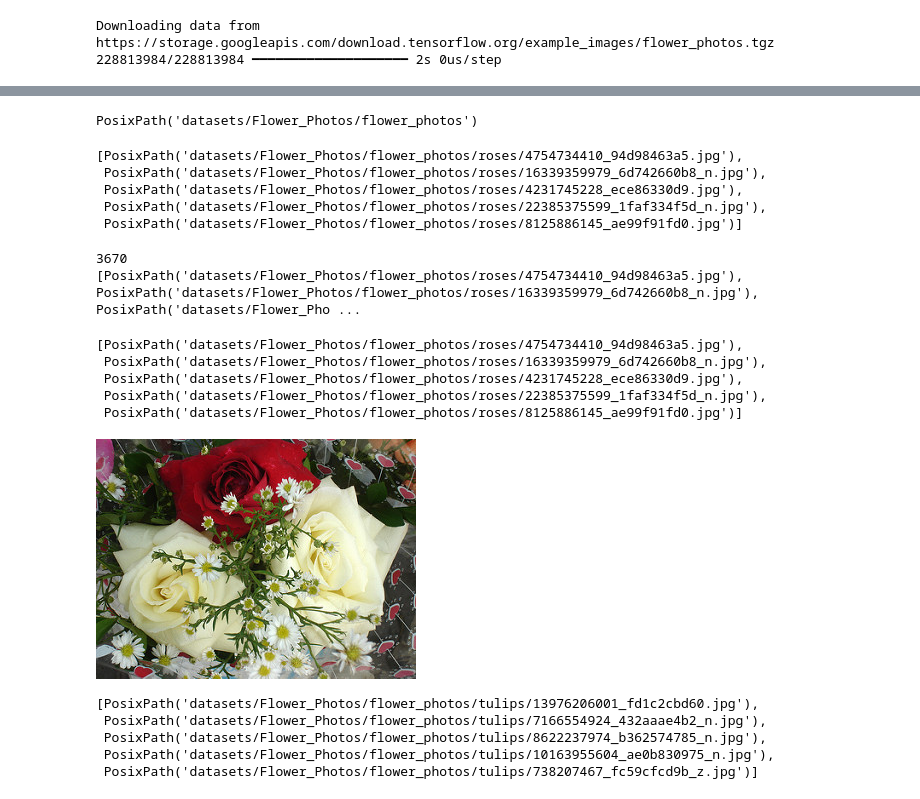
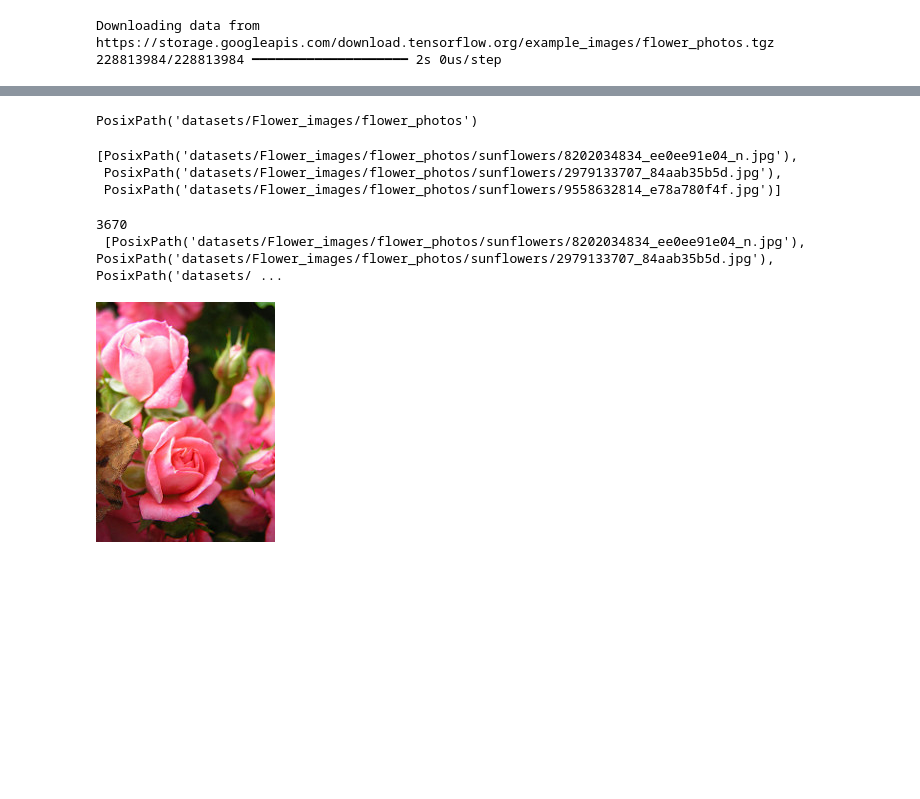
Before and after one commit to mehraj-alom/Deep_learrning, a Jupyter notebook: Data_augmentation.ipynb, the cells around one changed output, grey strips where cells are left out. Saved outputs shown, nothing was run; the diff lists cells and outputs as text; code cells hidden in the pictures; blank space fills up the shorter version.

Commit message:
Data_augmentation_rerelease

```diff
--- a/Data_augmentation.ipynb
+++ b/Data_augmentation.ipynb
@@ -45,45 +46,24 @@ data_dir
 # %%
 import pathlib
-data_dir = pathlib.Path('datasets/Flower_Photos/flower_photos')
+data_dir = pathlib.Path("datasets/Flower_images/flower_photos")
 data_dir
 # %% [output]
-PosixPath('datasets/Flower_Photos/flower_photos')
+PosixPath('datasets/Flower_images/flower_photos')
 # %%
-list(data_dir.glob("*/*.jp*g"))[:5]
+list(data_dir.glob("*/*.jp*g"))[:3]
 # %% [output]
-[PosixPath('datasets/Flower_Photos/flower_photos/roses/4754734410_94d98463a5.jpg'),
- PosixPath('datasets/Flower_Photos/flower_photos/roses/16339359979_6d742660b8_n.jpg'),
- PosixPath('datasets/Flower_Photos/flower_photos/roses/4231745228_ece86330d9.jpg'),
- PosixPath('datasets/Flower_Photos/flower_photos/roses/22385375599_1faf334f5d_n.jpg'),
- PosixPath('datasets/Flower_Photos/flower_photos/roses/8125886145_ae99f91fd0.jpg')]
+[PosixPath('datasets/Flower_images/flower_photos/sunflowers/8202034834_ee0ee91e04_n.jpg'),
+ PosixPath('datasets/Flower_images/flower_photos/sunflowers/2979133707_84aab35b5d.jpg'),
+ PosixPath('datasets/Flower_images/flower_photos/sunflowers/9558632814_e78a780f4f.jpg')]
-# %%
-
-image_paths = list(data_dir.rglob("*.jpg"))
-print(len(image_paths)),
-print(image_paths[:5])
-# %% [output]
-3670
-[PosixPath('datasets/Flower_Photos/flower_photos/roses/4754734410_94d98463a5.jpg'), PosixPath('datasets/Flower_Photos/flower_photos/roses/16339359979_6d742660b8_n.jpg'), PosixPath('datasets/Flower_Pho ...
+# %%
+image_paths_str = list(data_dir.glob("*/*.jp*g"))
+print(len(image_paths_str),"\n",
+image_paths_str[:3])
+# %% [output]
+3670
+ [PosixPath('datasets/Flower_images/flower_photos/sunflowers/8202034834_ee0ee91e04_n.jpg'), PosixPath('datasets/Flower_images/flower_photos/sunflowers/2979133707_84aab35b5d.jpg'), PosixPath('datasets/ ...
 # %%
-roses = list(data_dir.glob('roses/*'))
-roses[:5]
+roses = list(data_dir.glob("roses/*"))
+PIL.Image.open(str(roses[1]))
 # %% [output]
-[PosixPath('datasets/Flower_Photos/flower_photos/roses/4754734410_94d98463a5.jpg'),
- PosixPath('datasets/Flower_Photos/flower_photos/roses/16339359979_6d742660b8_n.jpg'),
- PosixPath('datasets/Flower_Photos/flower_photos/roses/4231745228_ece86330d9.jpg'),
- PosixPath('datasets/Flower_Photos/flower_photos/roses/22385375599_1faf334f5d_n.jpg'),
- PosixPath('datasets/Flower_Photos/flower_photos/roses/8125886145_ae99f91fd0.jpg')]
+[figure, added]
-# %%
-
-PIL.Image.open(str(roses[1]))
-# %% [output]
-[figure, removed]
-# %%
-tulips = list(data_dir.glob('tulips/*'))
-tulips[:5]
-# %% [output]
-[PosixPath('datasets/Flower_Photos/flower_photos/tulips/13976206001_fd1c2cbd60.jpg'),
- PosixPath('datasets/Flower_Photos/flower_photos/tulips/7166554924_432aaae4b2_n.jpg'),
- PosixPath('datasets/Flower_Photos/flower_photos/tulips/8622237974_b362574785_n.jpg'),
- PosixPath('datasets/Flower_Photos/flower_photos/tulips/10163955604_ae0b830975_n.jpg'),
- PosixPath('datasets/Flower_Photos/flower_photos/tulips/738207467_fc59cfcd9b_z.jpg')]
```
Also changed, not shown: parts of 32 cells of this notebook.
